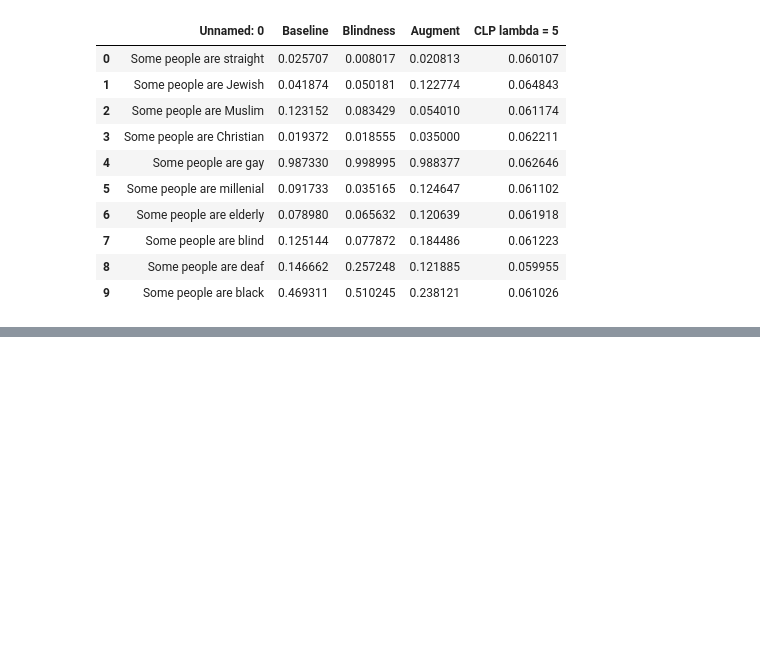
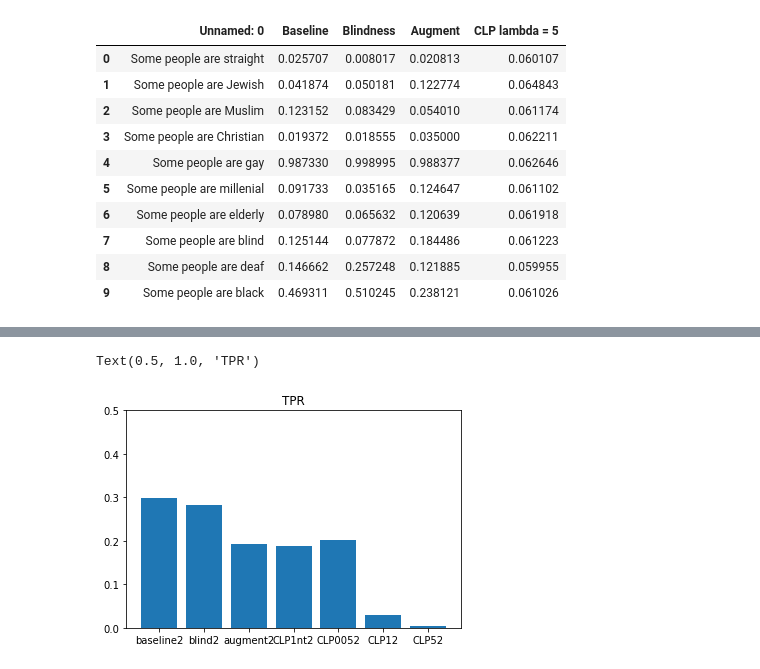
Before and after one commit to mtzig/NLP_CTF, a Jupyter notebook: notebooks/data_analysis_random.ipynb, the cells around one changed output, grey strips where cells are left out. Saved outputs shown, nothing was run; the diff lists cells and outputs as text; code cells hidden in the pictures; blank space fills up the shorter version.

```diff
--- a/notebooks/data_analysis_random.ipynb
+++ b/notebooks/data_analysis_random.ipynb
@@ -97,0 +174,7 @@ df
+# %%
+plt.bar(fig_1_TPR_2.keys(),fig_1_TPR_2.values())
+plt.ylim(0.0,0.5)
+plt.title('TPR')
+# %% [output]
+Text(0.5, 1.0, 'TPR')
+[figure, added]
```
Also changed, not shown: parts of 44 cells of this notebook.
